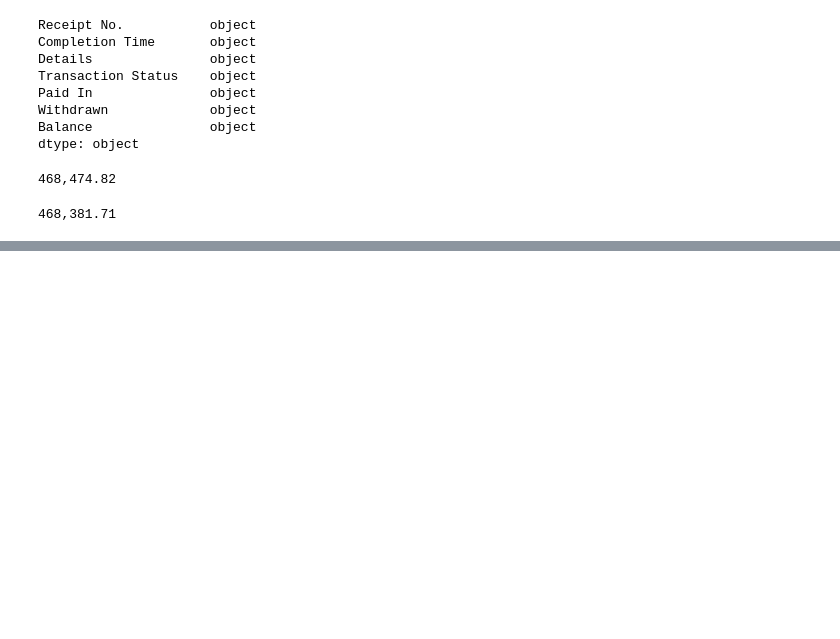
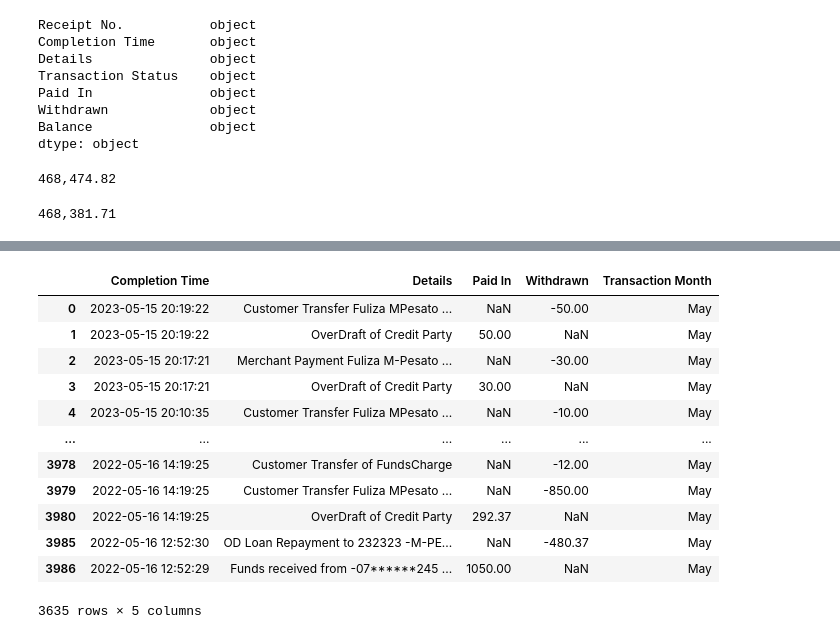
Before and after one commit to Murega14/mpesa_statement_analysis, a Jupyter notebook: mpesa.ipynb, the cells around one changed output, grey strips where cells are left out. Cells and saved outputs as stored; diff of their text form; code cells hidden in the pictures; blank space fills up the shorter version.

```diff
--- a/mpesa.ipynb
+++ b/mpesa.ipynb
@@ -90,0 +123,16 @@ dtype: object
+# %%
+df_pivoted
+# %% [output]
+|  | Completion Time | Details | Paid In | Withdrawn | Transaction Month |
+| 0 | 2023-05-15 20:19:22 | Customer Transfer Fuliza MPesato ... | NaN | -50.00 | May |
+| 1 | 2023-05-15 20:19:22 | OverDraft of Credit Party | 50.00 | NaN | May |
+| 2 | 2023-05-15 20:17:21 | Merchant Payment Fuliza M-Pesato ... | NaN | -30.00 | May |
+| 3 | 2023-05-15 20:17:21 | OverDraft of Credit Party | 30.00 | NaN | May |
+| 4 | 2023-05-15 20:10:35 | Customer Transfer Fuliza MPesato ... | NaN | -10.00 | May |
+| ... | ... | ... | ... | ... | ... |
+| 3978 | 2022-05-16 14:19:25 | Customer Transfer of FundsCharge | NaN | -12.00 | May |
+| 3979 | 2022-05-16 14:19:25 | Customer Transfer Fuliza MPesato ... | NaN | -850.00 | May |
+| 3980 | 2022-05-16 14:19:25 | OverDraft of Credit Party | 292.37 | NaN | May |
+| 3985 | 2022-05-16 12:52:30 | OD Loan Repayment to 232323 -M-PE... | NaN | -480.37 | May |
+| 3986 | 2022-05-16 12:52:29 | Funds received from -07******245 ... | 1050.00 | NaN | May |
+3635 rows × 5 columns
```
Also changed, not shown: parts of 28 cells of this notebook, 2 other files.
